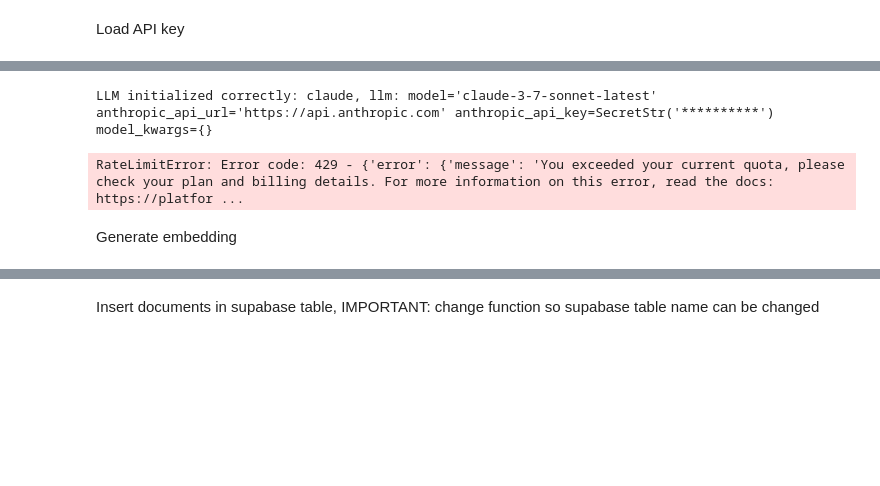
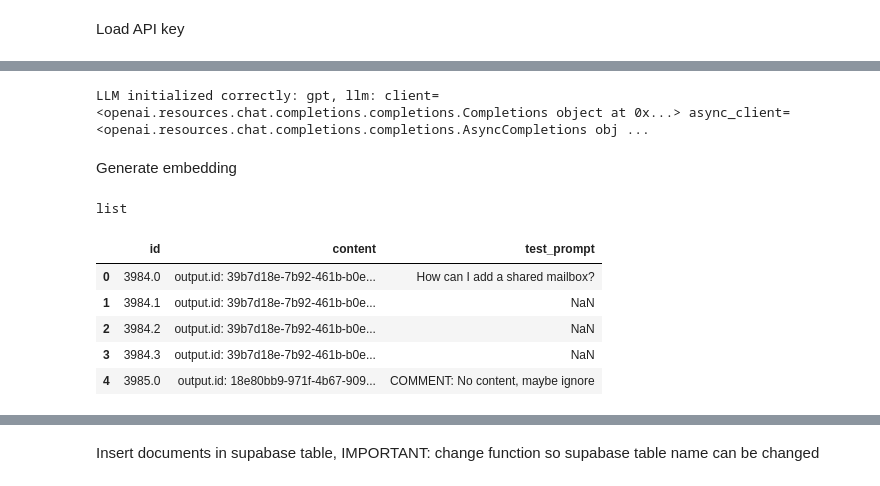
Before and after one commit to DT-Service-Consulting/UnBiasAI, a Jupyter notebook: notebooks/retrieval_recency.ipynb, the cells around one changed output, grey strips where cells are left out. Drawn from its saved outputs; the diff is of its cells as text; code cells hidden in the pictures; blank space fills up the shorter version.

```diff
--- a/notebooks/retrieval_recency.ipynb
+++ b/notebooks/retrieval_recency.ipynb
@@ -46,15 +45,26 @@ text = 'this is a test'
 #initialize llm
 from unbiasai.utils import initialize_llm
 initialized_llm = initialize_llm(model_name, api_key)
-embeddings = generate_embedding(initialized_llm)
+embeddings = generate_embeddings()
 response = generate_response(text, embeddings)
 # %% [output]
-LLM initialized correctly: claude, llm: model='claude-3-7-sonnet-latest' anthropic_api_url='https://api.anthropic.com' anthropic_api_key=SecretStr('**********') model_kwargs={}
+LLM initialized correctly: gpt, llm: client=<openai.resources.chat.completions.completions.Completions object at 0x...> async_client=<openai.resources.chat.completions.completions.AsyncCompletions obj ...
-# %%
-generate_embedding('Test test', initialized_llm, api_key)
-# %% [output]
-RateLimitError: Error code: 429 - {'error': {'message': 'You exceeded your current quota, please check your plan and billing details. For more information on this error, read the docs: https://platfor ...
 # %% [markdown]
 Generate embedding
-# %%
-df_30['embedding'] = df['content'].apply(generate_embedding, args=[initialized_llm])
+# %%
+from dtsc_queries.sentiment_analysis import test_queries
+
+response =  generate_response(text, embeddings)
+type(response)
+#df_30['embedding'] = df_30['content'].apply(generate_response, args=[test_queries, embeddings])
+# %% [output]
+list
+# %%
+df_30.head(5)
+# %% [output]
+|  | id | content | test_prompt |
+| 0 | 3984.0 | output.id: 39b7d18e-7b92-461b-b0e... | How can I add a shared mailbox? |
+| 1 | 3984.1 | output.id: 39b7d18e-7b92-461b-b0e... | NaN |
+| 2 | 3984.2 | output.id: 39b7d18e-7b92-461b-b0e... | NaN |
+| 3 | 3984.3 | output.id: 39b7d18e-7b92-461b-b0e... | NaN |
+| 4 | 3985.0 | output.id: 18e80bb9-971f-4b67-909... | COMMENT: No content, maybe ignore |
```
Also changed, not shown: parts of 5 cells of this notebook, 2 other files.
